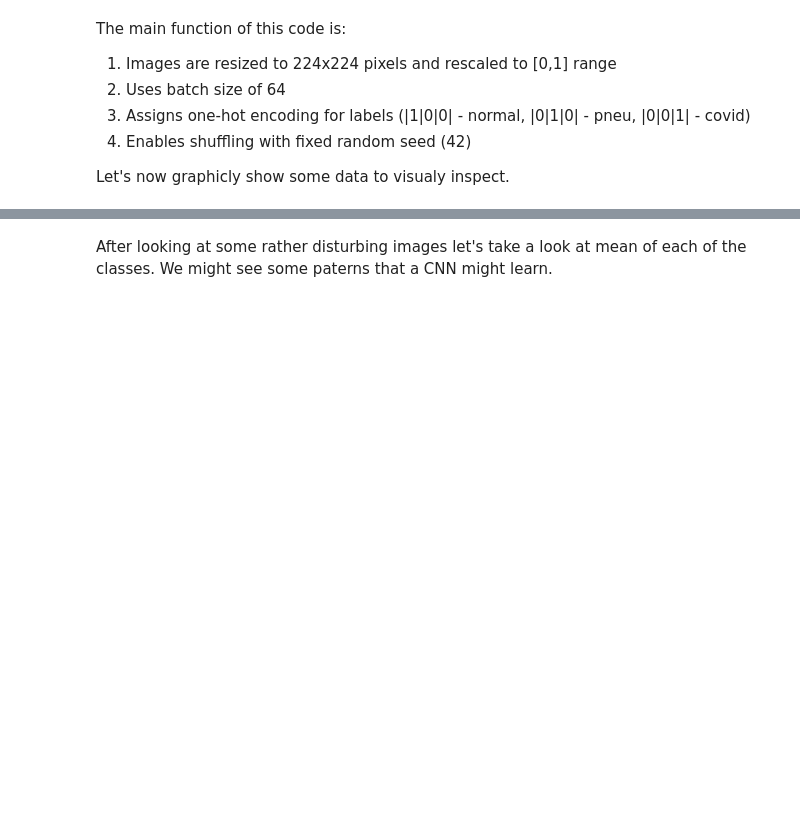
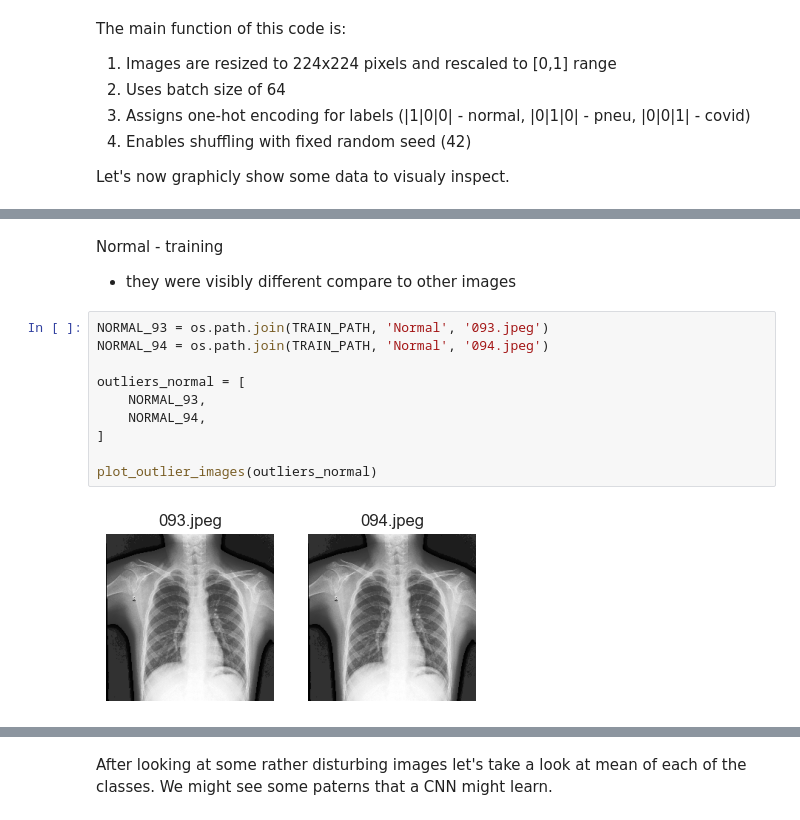
Before and after one commit to mariamatusiskova/IAU_project, a Jupyter notebook: quest/the_quest.ipynb, the cells around one changed output, grey strips where cells are left out. Saved outputs shown, nothing was run; the diff lists cells and outputs as text; blank space fills up the shorter version.

```diff
--- a/quest/the_quest.ipynb
+++ b/quest/the_quest.ipynb
@@ -199,0 +263,15 @@ plot_images(train_ds_plot)
+# %% [markdown]
+Normal - training
+- they were visibly different compare to other images
+# %%
+NORMAL_93 = os.path.join(TRAIN_PATH, 'Normal', '093.jpeg')
+NORMAL_94 = os.path.join(TRAIN_PATH, 'Normal', '094.jpeg')
+
+outliers_normal = [
+    NORMAL_93,
+    NORMAL_94,
+]
+
+plot_outlier_images(outliers_normal)
+# %% [output]
+[figure, added]
```
Also changed, not shown: parts of 77 cells of this notebook, 1 other file.
